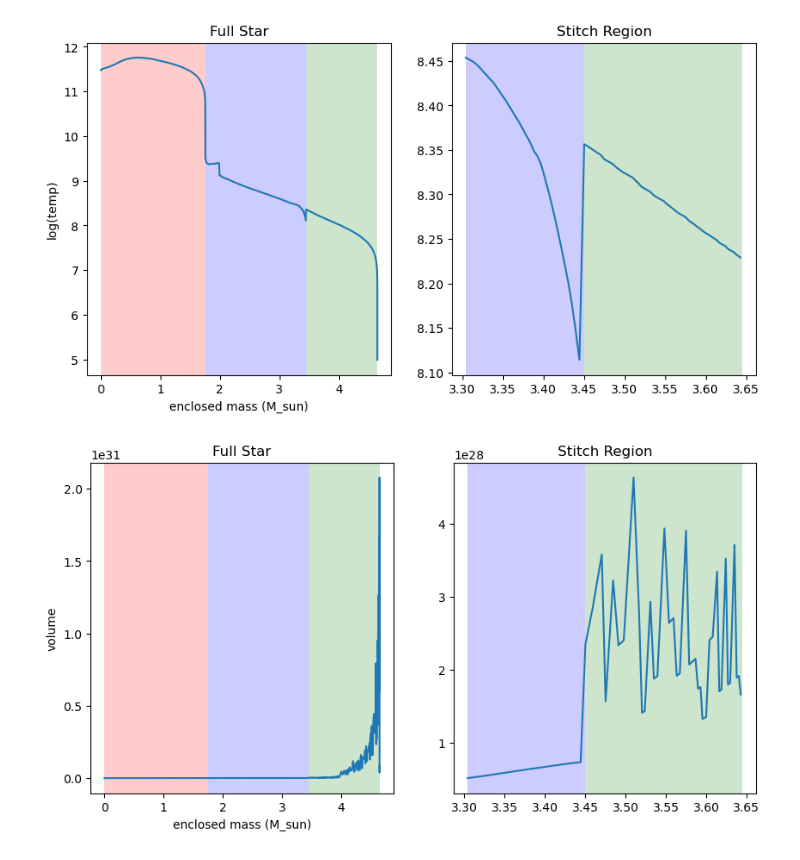
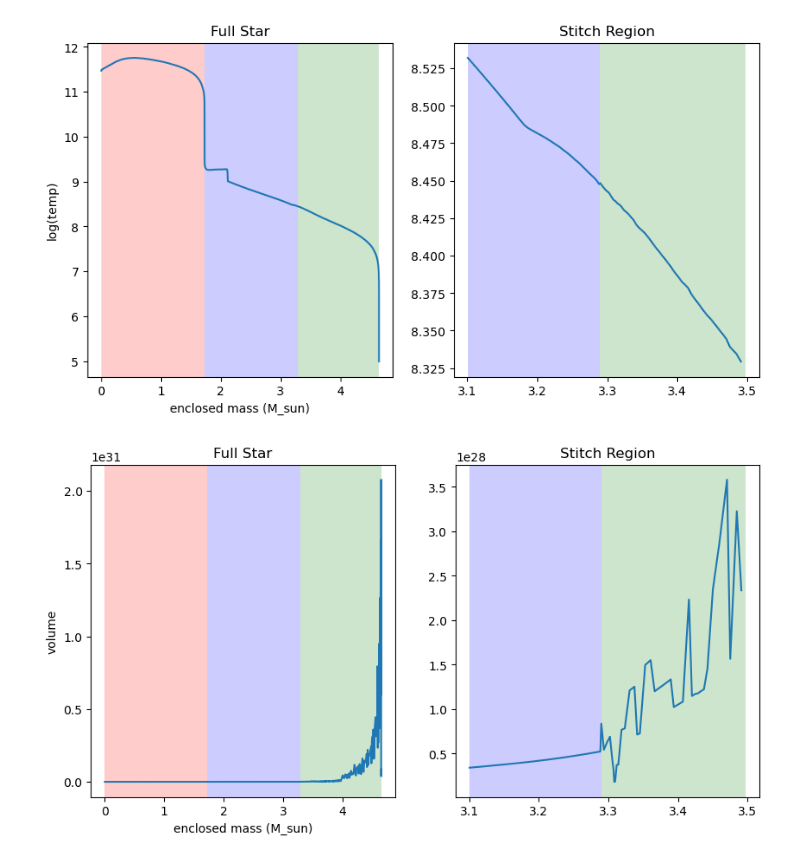
Before and after one commit to snaphu-msu/osnap, a Jupyter notebook: testing.ipynb, the cells around one changed output. Saved outputs shown, nothing was run; the diff lists cells and outputs as text; code cells hidden in the pictures.

```diff
--- a/testing.ipynb
+++ b/testing.ipynb
@@ -1,9 +1,18 @@
 # %%
 import stir_to_mesa as stm
+# %%
+# Progenitor and STIR run information
+zams_mass = 15
+alpha = 1.25
+
+# Building paths for input and output
+stir_path = "tardis_final_125_withnucleo_hdf5_plt_cnt_1606"
+stir_output = f"s{zams_mass}_a{alpha}_stir_output.mod"
+mesa_mod = f"progenitors/mesa/s{zams_mass}.mod"
+mesa_profile = f"progenitors/mesa/s{zams_mass}.data"
 # %%
-stir_data = stm.read_stir_output("tardis_test_hdf5_chk_0029")
-prog_data = stm.read_mesa_progenitor("progenitors/mesa/profile2.data", "progenitors/mesa/profile2.mod")
-#prog_data = stm.read_kepler_progenitor(25.0)
+stir_data = stm.read_stir_output(stir_path)
+prog_data = stm.read_mesa_progenitor(mesa_profile, mesa_mod)
 star = stm.Star(stir_data, prog_data)
-star.write_mesa_model()
+star.write_mesa_model(stir_output)
 # %% [output]
@@ -21,2 +30,2 @@ yt : [INFO     ] 2025-03-20 09:13:36,318 Parameters: cosmological_simulation   =
-[figure, old version]
+[figure, new version]
-[figure, old version]
+[figure, new version]
```
Also changed, not shown: parts of 1 cell of this notebook, 1 other file.
